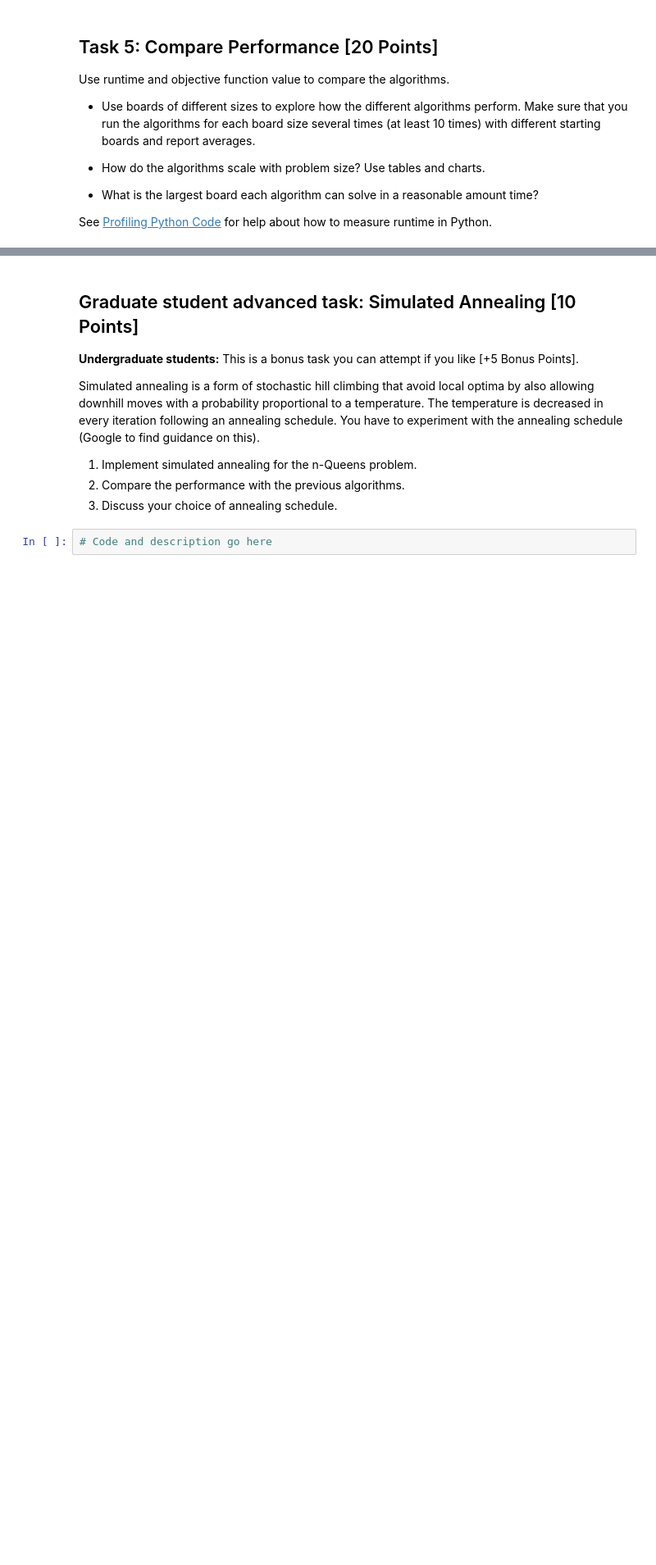
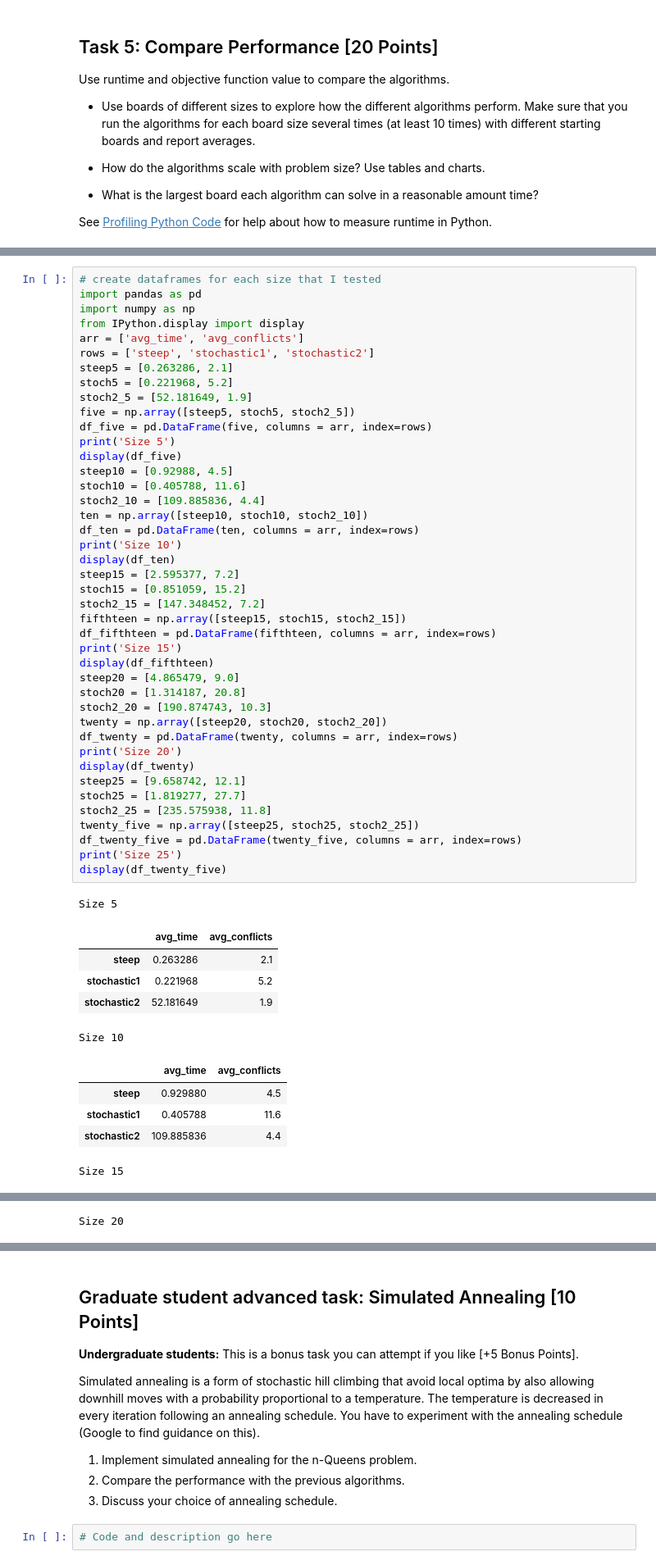
Before and after one commit to wyattsaltzman/CS7320-AI, a Jupyter notebook: Local_Search/n_queens.ipynb, the cells around one changed output, grey strips where cells are left out. Shown at 82% size. Drawn from its saved outputs; the diff is of its cells as text; blank space fills up the shorter version.

```diff
--- a/Local_Search/n_queens.ipynb
+++ b/Local_Search/n_queens.ipynb
@@ -341,0 +455,54 @@ See [Profiling Python Code](../Python_Code_Examples/profiling_code.ipynb) for he
+# %%
+# create dataframes for each size that I tested
+import pandas as pd
+import numpy as np
+from IPython.display import display
+arr = ['avg_time', 'avg_conflicts']
+rows = ['steep', 'stochastic1', 'stochastic2']
+steep5 = [0.263286, 2.1]
+stoch5 = [0.221968, 5.2]
+stoch2_5 = [52.181649, 1.9]
+five = np.array([steep5, stoch5, stoch2_5])
+df_five = pd.DataFrame(five, columns = arr, index=rows)
+print('Size 5')
+display(df_five)
+steep10 = [0.92988, 4.5]
+stoch10 = [0.405788, 11.6]
+stoch2_10 = [109.885836, 4.4]
+ten = np.array([steep10, stoch10, stoch2_10])
+df_ten = pd.DataFrame(ten, columns = arr, index=rows)
+print('Size 10')
+display(df_ten)
+steep15 = [2.595377, 7.2]
+stoch15 = [0.851059, 15.2]
+stoch2_15 = [147.348452, 7.2]
+fifthteen = np.array([steep15, stoch15, stoch2_15])
+df_fifthteen = pd.DataFrame(fifthteen, columns = arr, index=rows)
+print('Size 15')
+display(df_fifthteen)
+steep20 = [4.865479, 9.0]
+stoch20 = [1.314187, 20.8]
+stoch2_20 = [190.874743, 10.3]
+twenty = np.array([steep20, stoch20, stoch2_20])
+df_twenty = pd.DataFrame(twenty, columns = arr, index=rows)
+print('Size 20')
+display(df_twenty)
+steep25 = [9.658742, 12.1]
+stoch25 = [1.819277, 27.7]
+stoch2_25 = [235.575938, 11.8]
+twenty_five = np.array([steep25, stoch25, stoch2_25])
+df_twenty_five = pd.DataFrame(twenty_five, columns = arr, index=rows)
+print('Size 25')
+display(df_twenty_five)
+# %% [output]
+Size 5
+|  | avg_time | avg_conflicts |
+| steep | 0.263286 | 2.1 |
+| stochastic1 | 0.221968 | 5.2 |
+| stochastic2 | 52.181649 | 1.9 |
+Size 10
+|  | avg_time | avg_conflicts |
+| steep | 0.929880 | 4.5 |
+| stochastic1 | 0.405788 | 11.6 |
+| stochastic2 | 109.885836 | 4.4 |
+Size 15
@@ -341,0 +513 @@ See [Profiling Python Code](../Python_Code_Examples/profiling_code.ipynb) for he
+Size 20
```
Also changed, not shown: parts of 22 cells of this notebook, 1 other file.
